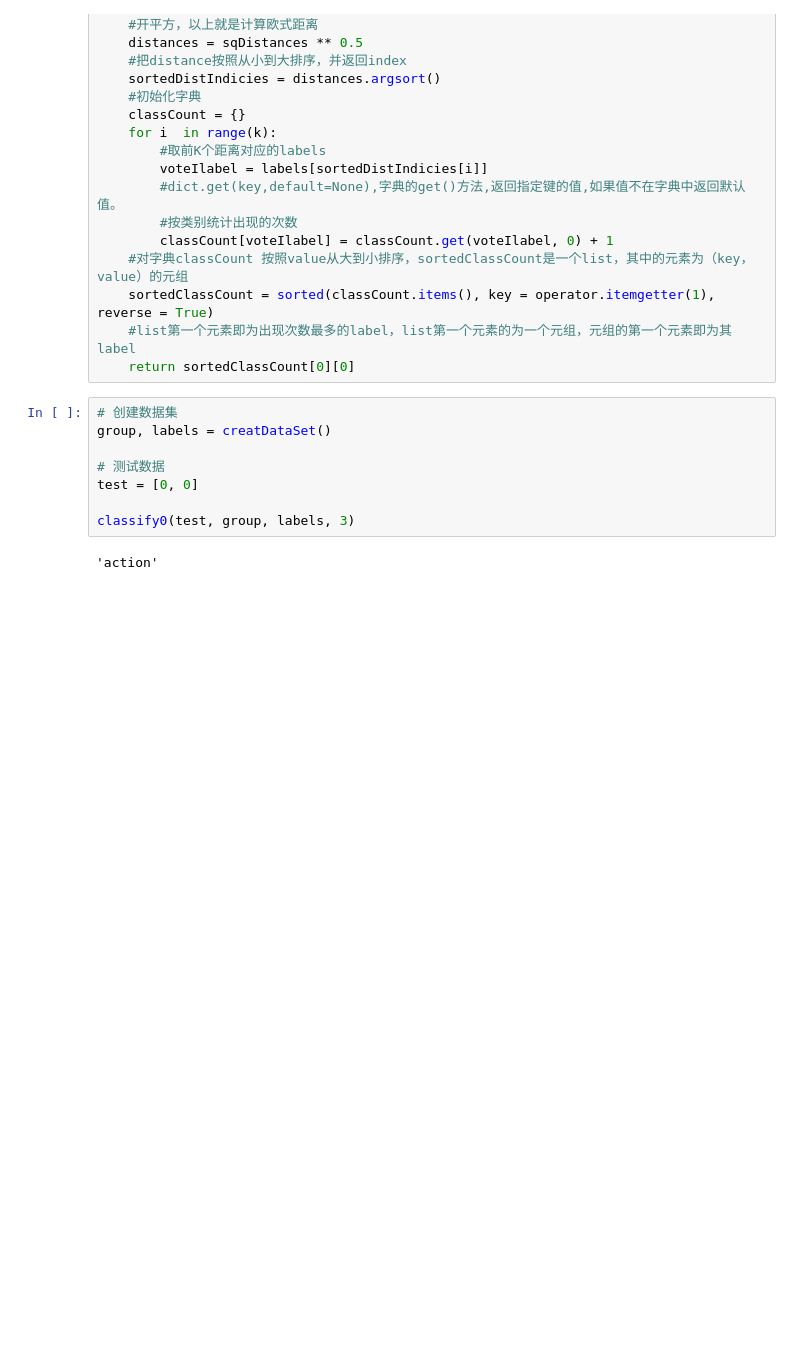
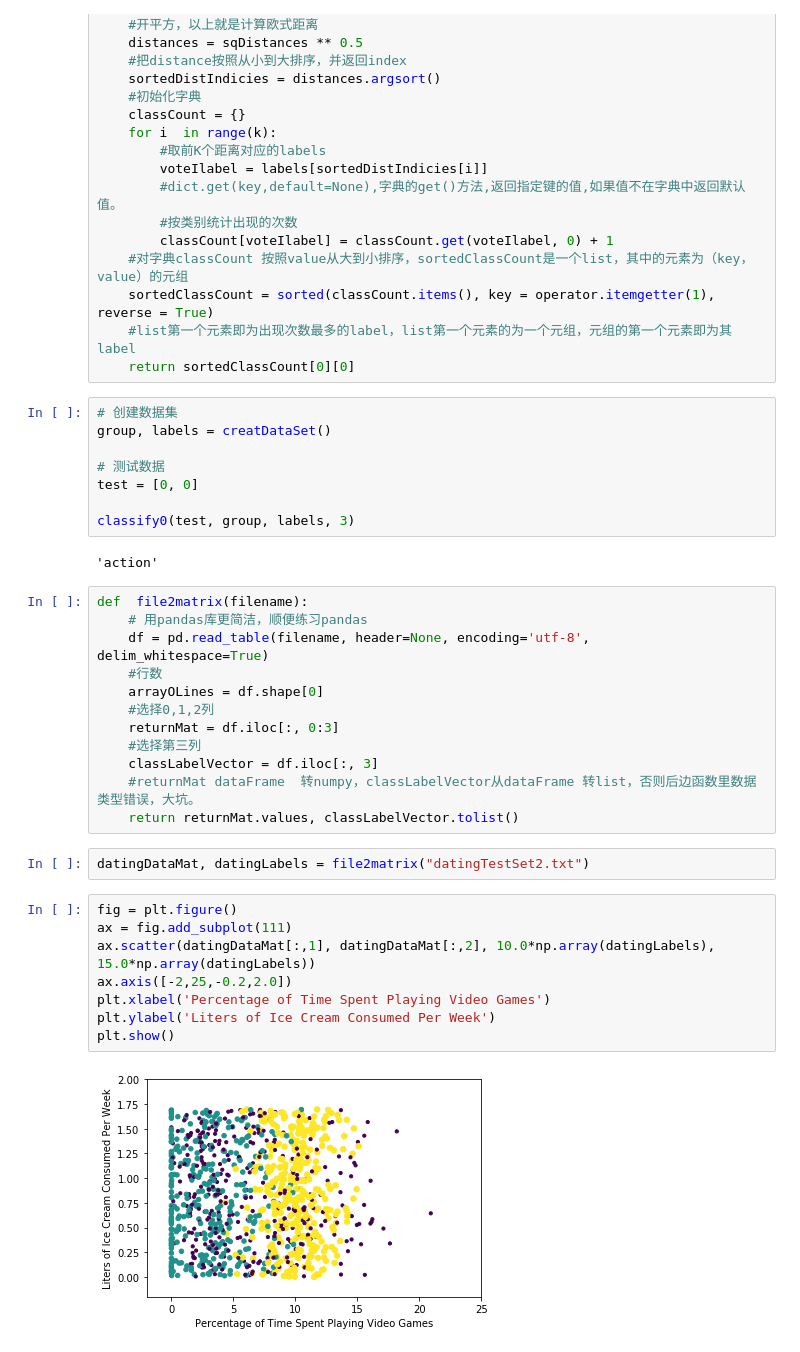
Before and after one commit to dspinxd/Machine_Learning_in_Action, a Jupyter notebook: 2_kNN/kNN.ipynb, the cells around one changed output. Cells and saved outputs as stored; diff of their text form; blank space fills up the shorter version.

```diff
--- a/2_kNN/kNN.ipynb
+++ b/2_kNN/kNN.ipynb
@@ -56,3 +59,27 @@ test = [0, 0]
 classify0(test, group, labels, 3)
 # %% [output]
 'action'
+# %%
+def  file2matrix(filename):
+    # 用pandas库更简洁，顺便练习pandas
+    df = pd.read_table(filename, header=None, encoding='utf-8', delim_whitespace=True)
+    #行数
+    arrayOLines = df.shape[0]
+    #选择0,1,2列
+    returnMat = df.iloc[:, 0:3]
+    #选择第三列
+    classLabelVector = df.iloc[:, 3]
+    #returnMat dataFrame  转numpy，classLabelVector从dataFrame 转list，否则后边函数里数据类型错误，大坑。
+    return returnMat.values, classLabelVector.tolist()
+# %%
+datingDataMat, datingLabels = file2matrix("datingTestSet2.txt")
+# %%
+fig = plt.figure()
+ax = fig.add_subplot(111)
+ax.scatter(datingDataMat[:,1], datingDataMat[:,2], 10.0*np.array(datingLabels), 15.0*np.array(datingLabels))
+ax.axis([-2,25,-0.2,2.0])
+plt.xlabel('Percentage of Time Spent Playing Video Games')
+plt.ylabel('Liters of Ice Cream Consumed Per Week')
+plt.show()
+# %% [output]
+[figure, added]
```
Also changed, not shown: parts of 1 cell of this notebook, 2 other files.
